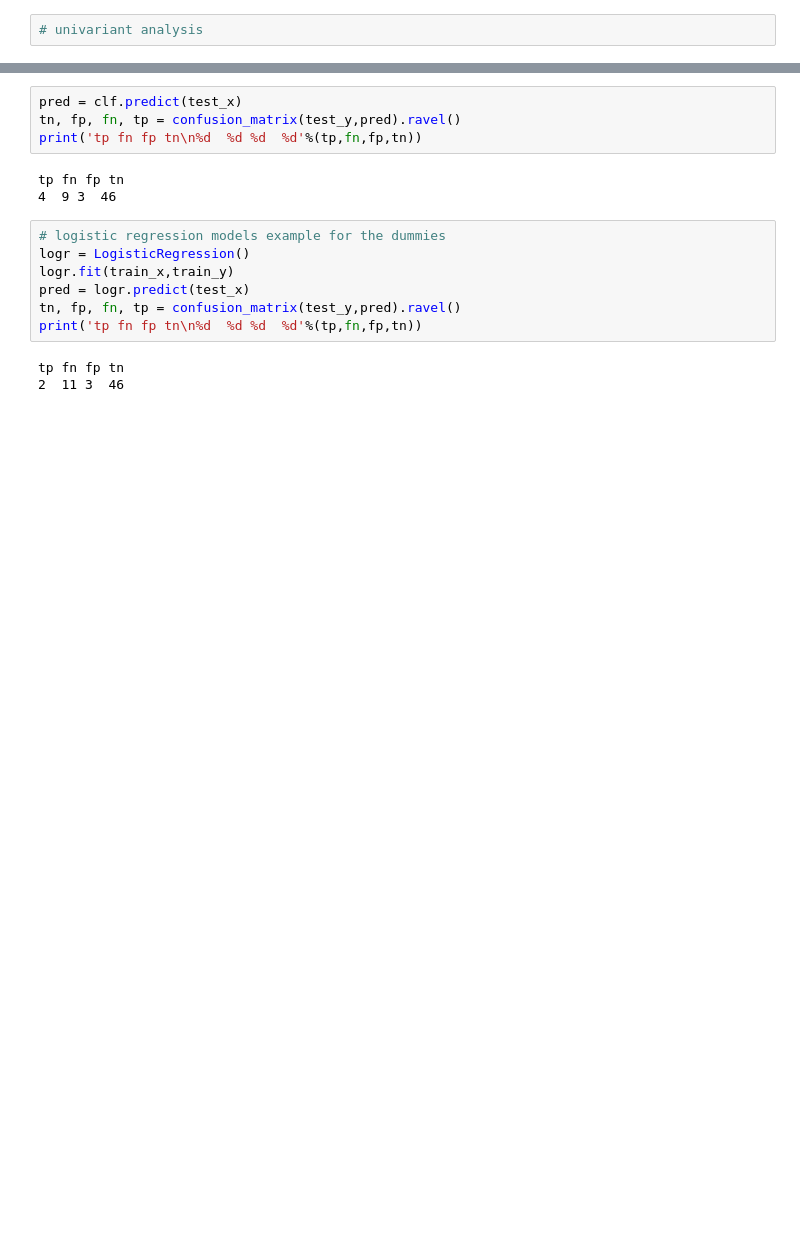
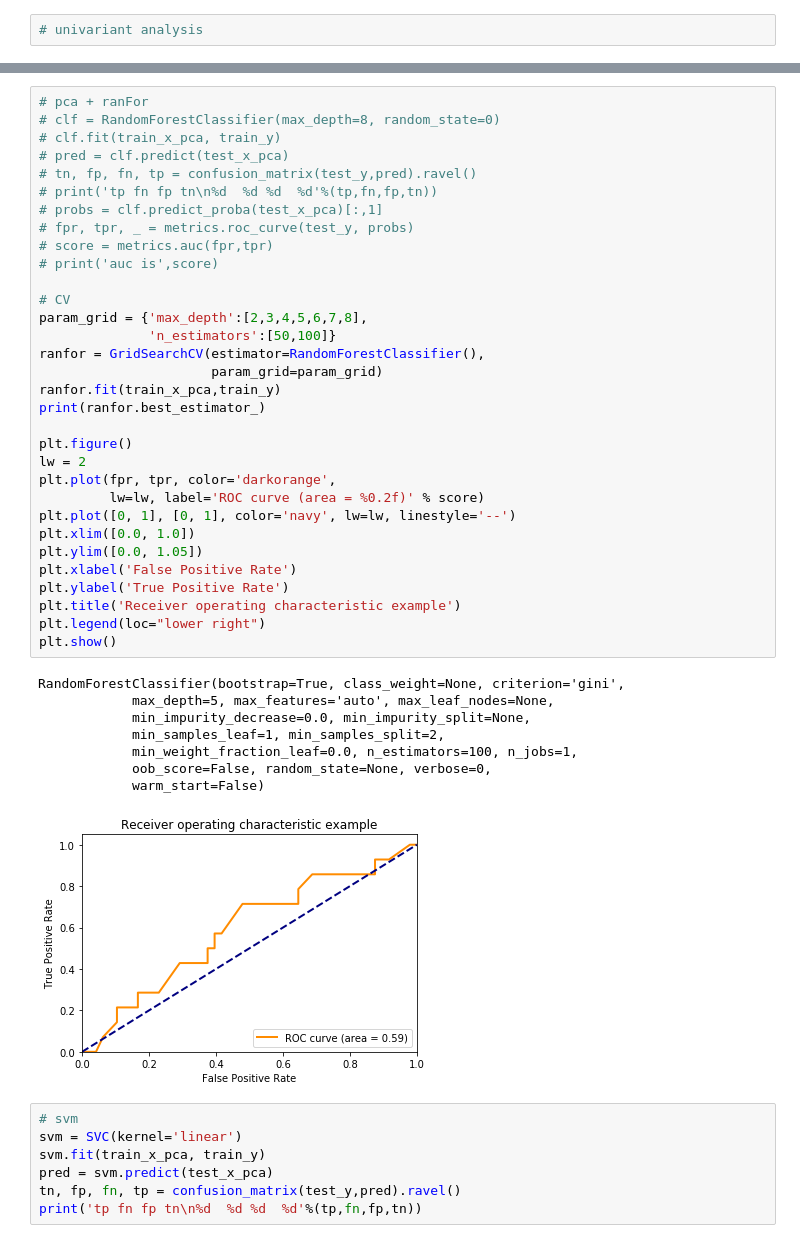
Before and after one commit to shuang1330/mvid, a Jupyter notebook: data_analyse.ipynb, the cells around one changed output, grey strips where cells are left out. Saved outputs shown, nothing was run; the diff lists cells and outputs as text; blank space fills up the shorter version.

```diff
--- a/data_analyse.ipynb
+++ b/data_analyse.ipynb
@@ -290,17 +352,48 @@ print(clf.feature_importances_)
+# %%
+# pca + ranFor
+# clf = RandomForestClassifier(max_depth=8, random_state=0)
+# clf.fit(train_x_pca, train_y)
+# pred = clf.predict(test_x_pca)
+# tn, fp, fn, tp = confusion_matrix(test_y,pred).ravel()
+# print('tp fn fp tn\n%d  %d %d  %d'%(tp,fn,fp,tn))
+# probs = clf.predict_proba(test_x_pca)[:,1]
+# fpr, tpr, _ = metrics.roc_curve(test_y, probs)
+# score = metrics.auc(fpr,tpr)
+# print('auc is',score)
+
+# CV
+param_grid = {'max_depth':[2,3,4,5,6,7,8],
+              'n_estimators':[50,100]}
+ranfor = GridSearchCV(estimator=RandomForestClassifier(),
+                      param_grid=param_grid)
+ranfor.fit(train_x_pca,train_y)
+print(ranfor.best_estimator_)
+
+plt.figure()
+lw = 2
+plt.plot(fpr, tpr, color='darkorange',
+         lw=lw, label='ROC curve (area = %0.2f)' % score)
+plt.plot([0, 1], [0, 1], color='navy', lw=lw, linestyle='--')
+plt.xlim([0.0, 1.0])
+plt.ylim([0.0, 1.05])
+plt.xlabel('False Positive Rate')
+plt.ylabel('True Positive Rate')
+plt.title('Receiver operating characteristic example')
+plt.legend(loc="lower right")
+plt.show()
+# %% [output]
+RandomForestClassifier(bootstrap=True, class_weight=None, criterion='gini',
+            max_depth=5, max_features='auto', max_leaf_nodes=None,
+            min_impurity_decrease=0.0, min_impurity_split=None,
+            min_samples_leaf=1, min_samples_split=2,
+            min_weight_fraction_leaf=0.0, n_estimators=100, n_jobs=1,
+            oob_score=False, random_state=None, verbose=0,
+            warm_start=False)
+[figure, added]
 # %%
-pred = clf.predict(test_x)
+# svm
+svm = SVC(kernel='linear')
+svm.fit(train_x_pca, train_y)
+pred = svm.predict(test_x_pca)
 tn, fp, fn, tp = confusion_matrix(test_y,pred).ravel()
 print('tp fn fp tn\n%d  %d %d  %d'%(tp,fn,fp,tn))
-# %% [output]
-tp fn fp tn
-4  9 3  46
-# %%
-# logistic regression models example for the dummies
-logr = LogisticRegression()
-logr.fit(train_x,train_y)
-pred = logr.predict(test_x)
-tn, fp, fn, tp = confusion_matrix(test_y,pred).ravel()
-print('tp fn fp tn\n%d  %d %d  %d'%(tp,fn,fp,tn))
-# %% [output]
-tp fn fp tn
-2  11 3  46
```
Also changed, not shown: parts of 21 cells of this notebook.
